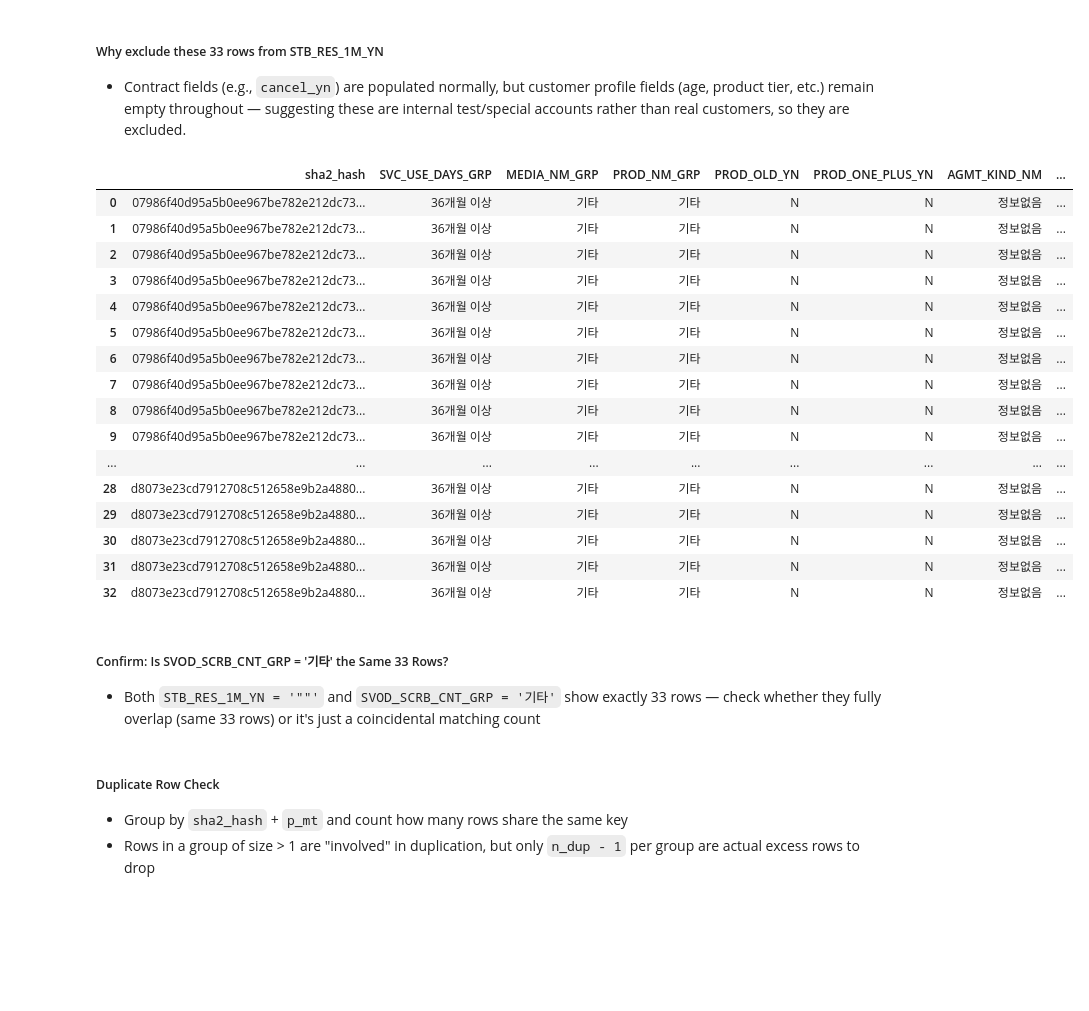
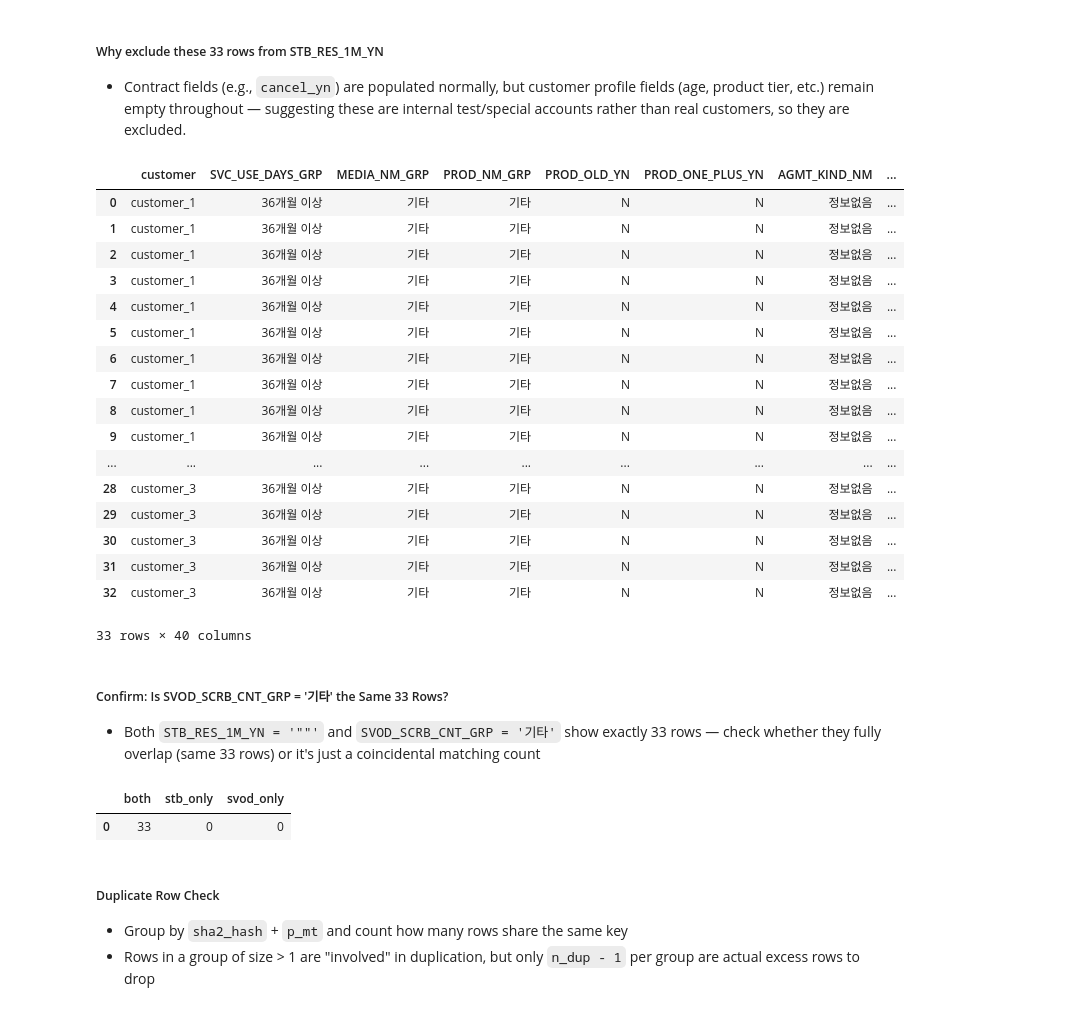
Before and after one commit to IsabelKwon/lg-hellovision-data-quality-analysis, a Jupyter notebook: 01_eda.ipynb, the cells around one changed output. Drawn from its saved outputs; the diff is of its cells as text; code cells hidden in the pictures; blank space fills up the shorter version.

Commit message:
Hide customer; add numeric and tenure checks and notebook overview

```diff
--- a/01_eda.ipynb
+++ b/01_eda.ipynb
@@ -285,47 +289,36 @@ customer_overlap
 ##### Why exclude these 33 rows from STB_RES_1M_YN
 - Contract fields (e.g., `cancel_yn`) are populated normally, but customer profile fields (age, product tier, etc.) remain empty throughout — suggesting these are internal test/special accounts rather than real customers, so they are excluded.
 # %%
-import duckdb
-import pandas as pd
-
-pd.set_option('display.max_rows', None)
-pd.set_option('display.max_columns', None)
-pd.set_option('display.max_colwidth', None)
-
-files = [
-    "LGHelloVision Data/250207 3기 데이터 (추가 2)/sha_tps_cancel_202302_to_202304 (1).csv",
-    "LGHelloVision Data/250207 3기 데이터 (추가 2)/sha_tps_cancel_202305_to_202307 (2).csv",
-    "LGHelloVision Data/250207 3기 데이터 (추가 2)/sha_tps_cancel_202308_to_202310 (1).csv",
-    "LGHelloVision Data/250207 3기 데이터 (추가 2)/sha_tps_cancel_202311_to_202312 (1).csv",
-]
-file_list_sql = ", ".join(f"'{f}'" for f in files)
-
+# Customer IDs are replaced with short labels (same customer -> same label) so hashed IDs are not shown
 corrupted_rows = duckdb.sql(f"""
-    SELECT *
+    SELECT
+        'customer_' || dense_rank() OVER (ORDER BY sha2_hash) AS customer,
+        * EXCLUDE (sha2_hash)
     FROM read_csv([{file_list_sql}], all_varchar=true, filename=true, union_by_name=true)
     WHERE STB_RES_1M_YN = '""'
-    ORDER BY sha2_hash, p_mt
+    ORDER BY customer, p_mt
 """).df()
 
 corrupted_rows
 # %% [output]
-|  | sha2_hash | SVC_USE_DAYS_GRP | MEDIA_NM_GRP | PROD_NM_GRP | PROD_OLD_YN | PROD_ONE_PLUS_YN | AGMT_KIND_NM | ... |
-| 0 | 07986f40d95a5b0ee967be782e212dc73... | 36개월 이상 | 기타 | 기타 | N | N | 정보없음 | ... |
-| 1 | 07986f40d95a5b0ee967be782e212dc73... | 36개월 이상 | 기타 | 기타 | N | N | 정보없음 | ... |
-| 2 | 07986f40d95a5b0ee967be782e212dc73... | 36개월 이상 | 기타 | 기타 | N | N | 정보없음 | ... |
-| 3 | 07986f40d95a5b0ee967be782e212dc73... | 36개월 이상 | 기타 | 기타 | N | N | 정보없음 | ... |
-| 4 | 07986f40d95a5b0ee967be782e212dc73... | 36개월 이상 | 기타 | 기타 | N | N | 정보없음 | ... |
-| 5 | 07986f40d95a5b0ee967be782e212dc73... | 36개월 이상 | 기타 | 기타 | N | N | 정보없음 | ... |
-| 6 | 07986f40d95a5b0ee967be782e212dc73... | 36개월 이상 | 기타 | 기타 | N | N | 정보없음 | ... |
-| 7 | 07986f40d95a5b0ee967be782e212dc73... | 36개월 이상 | 기타 | 기타 | N | N | 정보없음 | ... |
-| 8 | 07986f40d95a5b0ee967be782e212dc73... | 36개월 이상 | 기타 | 기타 | N | N | 정보없음 | ... |
-| 9 | 07986f40d95a5b0ee967be782e212dc73... | 36개월 이상 | 기타 | 기타 | N | N | 정보없음 | ... |
+|  | customer | SVC_USE_DAYS_GRP | MEDIA_NM_GRP | PROD_NM_GRP | PROD_OLD_YN | PROD_ONE_PLUS_YN | AGMT_KIND_NM | ... |
+| 0 | customer_1 | 36개월 이상 | 기타 | 기타 | N | N | 정보없음 | ... |
+| 1 | customer_1 | 36개월 이상 | 기타 | 기타 | N | N | 정보없음 | ... |
+| 2 | customer_1 | 36개월 이상 | 기타 | 기타 | N | N | 정보없음 | ... |
+| 3 | customer_1 | 36개월 이상 | 기타 | 기타 | N | N | 정보없음 | ... |
+| 4 | customer_1 | 36개월 이상 | 기타 | 기타 | N | N | 정보없음 | ... |
+| 5 | customer_1 | 36개월 이상 | 기타 | 기타 | N | N | 정보없음 | ... |
+| 6 | customer_1 | 36개월 이상 | 기타 | 기타 | N | N | 정보없음 | ... |
+| 7 | customer_1 | 36개월 이상 | 기타 | 기타 | N | N | 정보없음 | ... |
+| 8 | customer_1 | 36개월 이상 | 기타 | 기타 | N | N | 정보없음 | ... |
+| 9 | customer_1 | 36개월 이상 | 기타 | 기타 | N | N | 정보없음 | ... |
 | ... | ... | ... | ... | ... | ... | ... | ... | ... |
-| 28 | d8073e23cd7912708c512658e9b2a4880... | 36개월 이상 | 기타 | 기타 | N | N | 정보없음 | ... |
-| 29 | d8073e23cd7912708c512658e9b2a4880... | 36개월 이상 | 기타 | 기타 | N | N | 정보없음 | ... |
-| 30 | d8073e23cd7912708c512658e9b2a4880... | 36개월 이상 | 기타 | 기타 | N | N | 정보없음 | ... |
-| 31 | d8073e23cd7912708c512658e9b2a4880... | 36개월 이상 | 기타 | 기타 | N | N | 정보없음 | ... |
-| 32 | d8073e23cd7912708c512658e9b2a4880... | 36개월 이상 | 기타 | 기타 | N | N | 정보없음 | ... |
+| 28 | customer_3 | 36개월 이상 | 기타 | 기타 | N | N | 정보없음 | ... |
+| 29 | customer_3 | 36개월 이상 | 기타 | 기타 | N | N | 정보없음 | ... |
+| 30 | customer_3 | 36개월 이상 | 기타 | 기타 | N | N | 정보없음 | ... |
+| 31 | customer_3 | 36개월 이상 | 기타 | 기타 | N | N | 정보없음 | ... |
+| 32 | customer_3 | 36개월 이상 | 기타 | 기타 | N | N | 정보없음 | ... |
+33 rows × 40 columns
 # %% [markdown]
 ##### Confirm: Is SVOD_SCRB_CNT_GRP = '기타' the Same 33 Rows?
 - Both `STB_RES_1M_YN = '""'` and `SVOD_SCRB_CNT_GRP = '기타'` show exactly 33 rows — check whether they fully overlap (same 33 rows) or it's just a coincidental matching count
@@ -339,6 +332,9 @@ svod_overlap_check = duckdb.sql(f"""
 """).df()
 
 svod_overlap_check
+# %% [output]
+|  | both | stb_only | svod_only |
+| 0 | 33 | 0 | 0 |
 # %% [markdown]
 ##### Duplicate Row Check
 - Group by `sha2_hash` + `p_mt` and count how many rows share the same key
```
Also changed, not shown: parts of 8 cells of this notebook, 1 other file.
